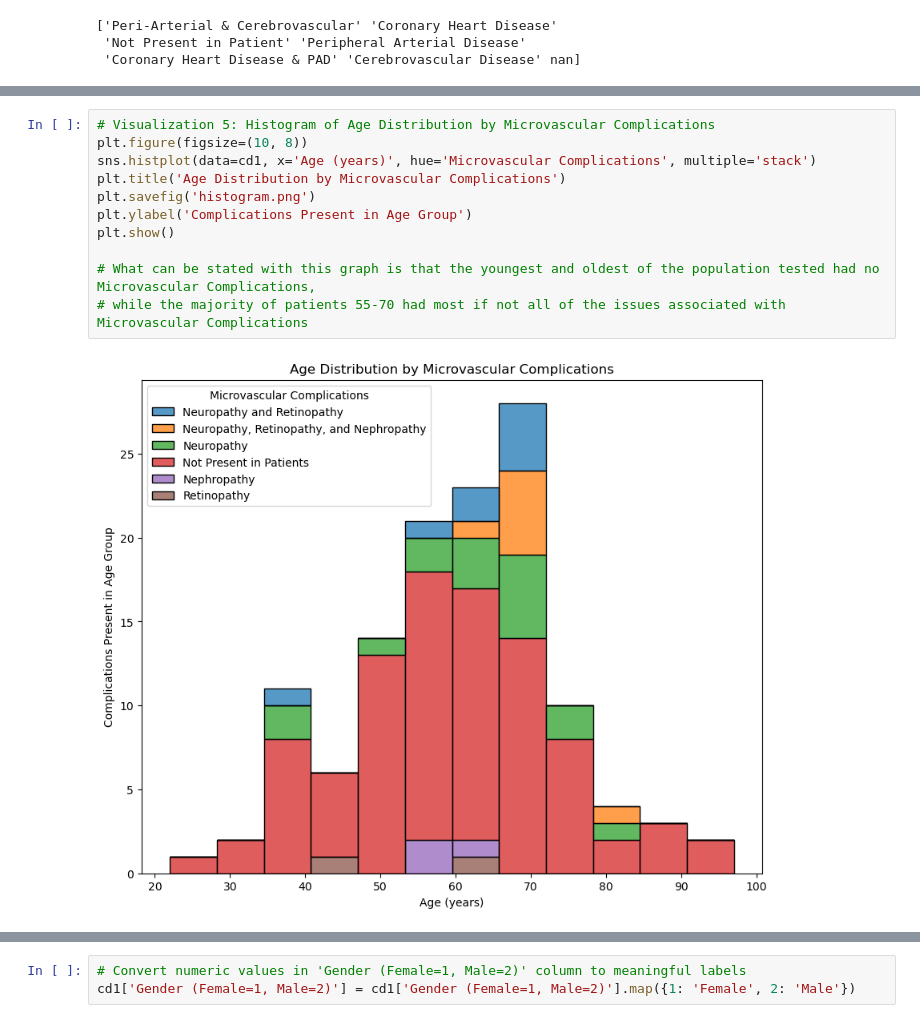
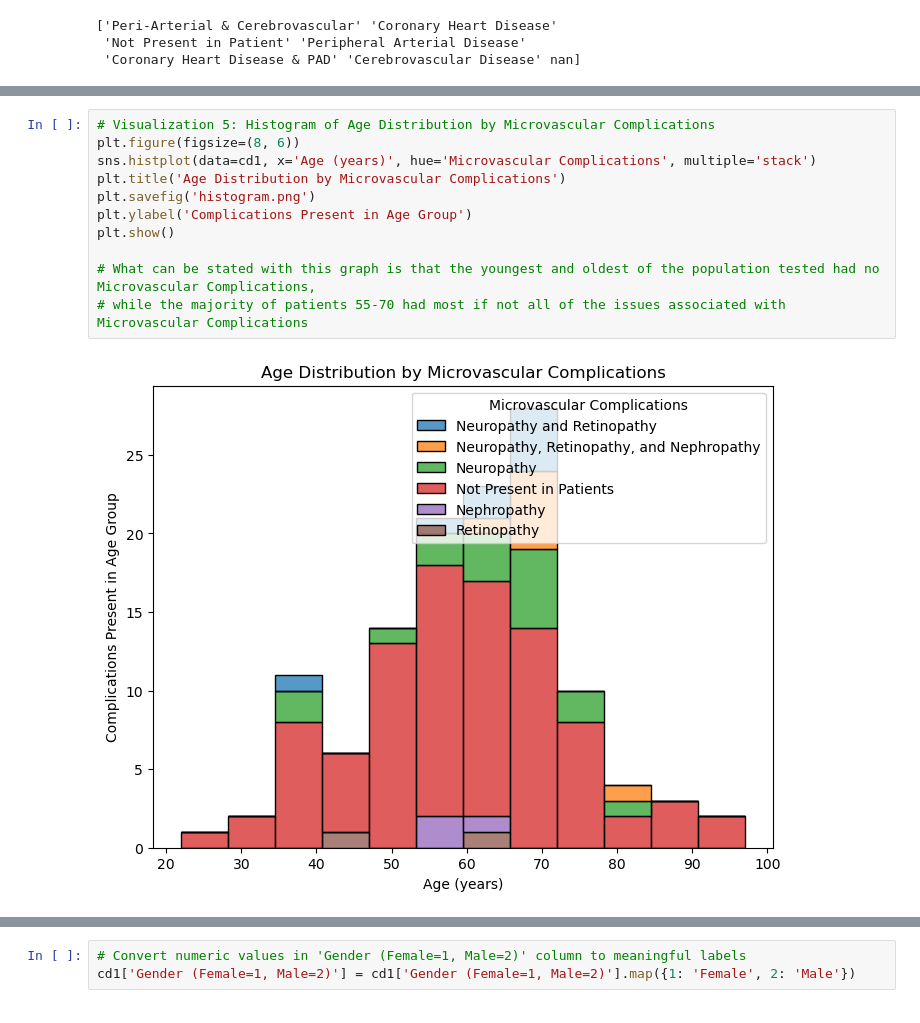
Before and after one commit to LaShawnSykes/Group-3_Project1, a Jupyter notebook: Code/rev_dataset.ipynb, the cells around one changed output, grey strips where cells are left out. Saved outputs shown, nothing was run; the diff lists cells and outputs as text.

```diff
--- a/Code/rev_dataset.ipynb
+++ b/Code/rev_dataset.ipynb
@@ -396,16 +397,16 @@ plt.savefig('bmidmc.png')
 # %%
 # Visualization 5: Histogram of Age Distribution by Microvascular Complications
-plt.figure(figsize=(10, 8))
+plt.figure(figsize=(8, 6))
 sns.histplot(data=cd1, x='Age (years)', hue='Microvascular Complications', multiple='stack')
 plt.title('Age Distribution by Microvascular Complications')
 plt.savefig('histogram.png')
 plt.ylabel('Complications Present in Age Group')
 plt.show()
 
 # What can be stated with this graph is that the youngest and oldest of the population tested had no Microvascular Complications,
 # while the majority of patients 55-70 had most if not all of the issues associated with Microvascular Complications
 # %% [output]
-[figure, old version]
+[figure, new version]
 # %%
 # Visualization 6: Heatmap of Correlation Matrix
 # Drop non-numeric columns before calculating the correlation matrix
```
Also changed, not shown: parts of 7 cells of this notebook, 9 other files.
